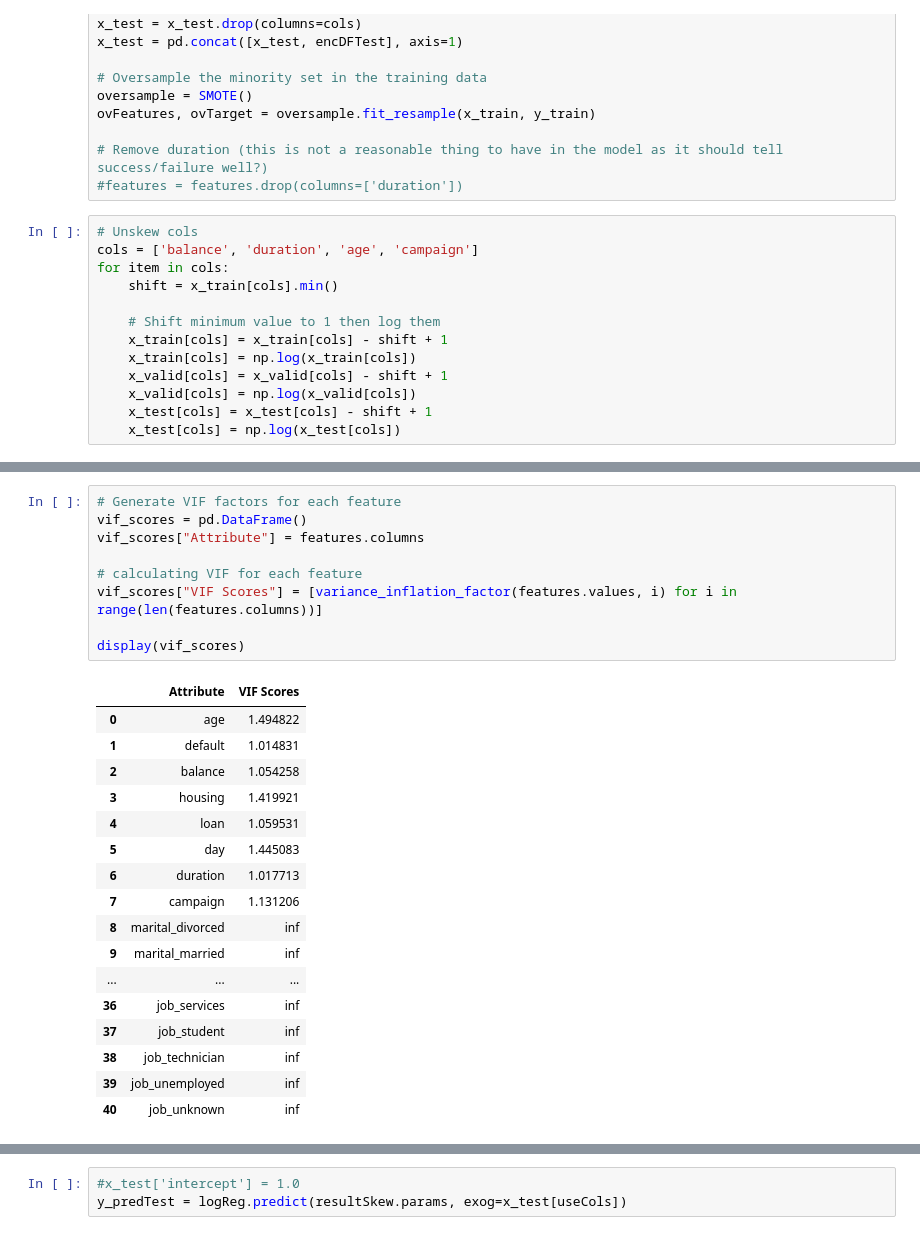
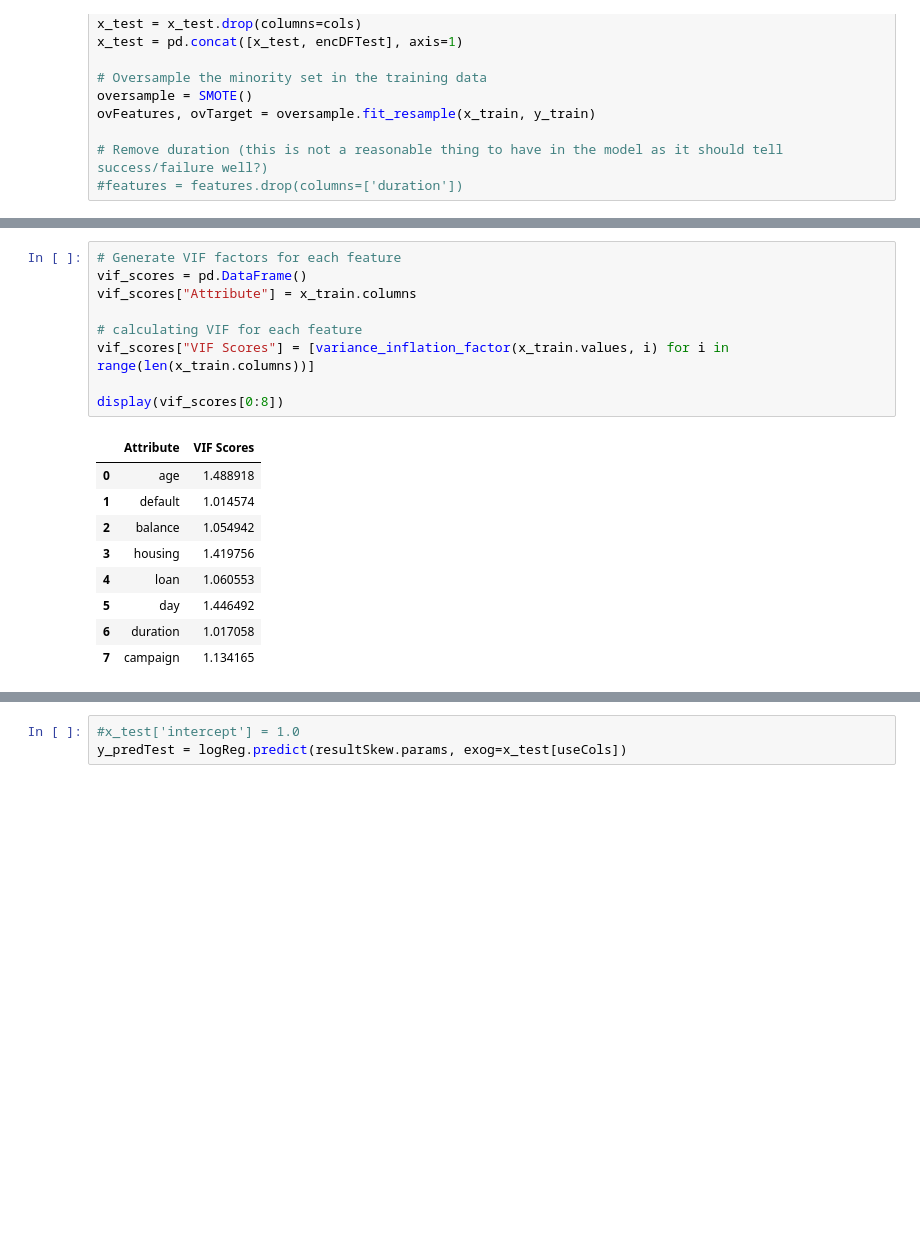
Before and after one commit to jamelvin/iYTbD8y5AzCg5XLv, a Jupyter notebook: LogisticRegression.ipynb, the cells around one changed output, grey strips where cells are left out. Drawn from its saved outputs; the diff is of its cells as text; blank space fills up the shorter version.

```diff
--- a/LogisticRegression.ipynb
+++ b/LogisticRegression.ipynb
@@ -125,16 +125,3 @@ ovFeatures, ovTarget = oversample.fit_resample(x_train, y_train)
 
 # Remove duration (this is not a reasonable thing to have in the model as it should tell success/failure well?)
 #features = features.drop(columns=['duration'])
-# %%
-# Unskew cols
-cols = ['balance', 'duration', 'age', 'campaign']
-for item in cols:
-    shift = x_train[cols].min()
-
-    # Shift minimum value to 1 then log them
-    x_train[cols] = x_train[cols] - shift + 1
-    x_train[cols] = np.log(x_train[cols])
-    x_valid[cols] = x_valid[cols] - shift + 1
-    x_valid[cols] = np.log(x_valid[cols])
-    x_test[cols] = x_test[cols] - shift + 1
-    x_test[cols] = np.log(x_test[cols])
@@ -214,27 +291,19 @@ features.corr()
 # %%
 # Generate VIF factors for each feature
 vif_scores = pd.DataFrame()
-vif_scores["Attribute"] = features.columns
+vif_scores["Attribute"] = x_train.columns
 
 # calculating VIF for each feature
-vif_scores["VIF Scores"] = [variance_inflation_factor(features.values, i) for i in range(len(features.columns))]
+vif_scores["VIF Scores"] = [variance_inflation_factor(x_train.values, i) for i in range(len(x_train.columns))]
 
-display(vif_scores)
+display(vif_scores[0:8])
 # %% [output]
 |  | Attribute | VIF Scores |
-| 0 | age | 1.494822 |
-| 1 | default | 1.014831 |
-| 2 | balance | 1.054258 |
-| 3 | housing | 1.419921 |
-| 4 | loan | 1.059531 |
-| 5 | day | 1.445083 |
-| 6 | duration | 1.017713 |
-| 7 | campaign | 1.131206 |
-| 8 | marital_divorced | inf |
-| 9 | marital_married | inf |
-| ... | ... | ... |
-| 36 | job_services | inf |
-| 37 | job_student | inf |
-| 38 | job_technician | inf |
-| 39 | job_unemployed | inf |
-| 40 | job_unknown | inf |
+| 0 | age | 1.488918 |
+| 1 | default | 1.014574 |
+| 2 | balance | 1.054942 |
+| 3 | housing | 1.419756 |
+| 4 | loan | 1.060553 |
+| 5 | day | 1.446492 |
+| 6 | duration | 1.017058 |
+| 7 | campaign | 1.134165 |
```
Also changed, not shown: parts of 35 cells of this notebook, 1 other file.
